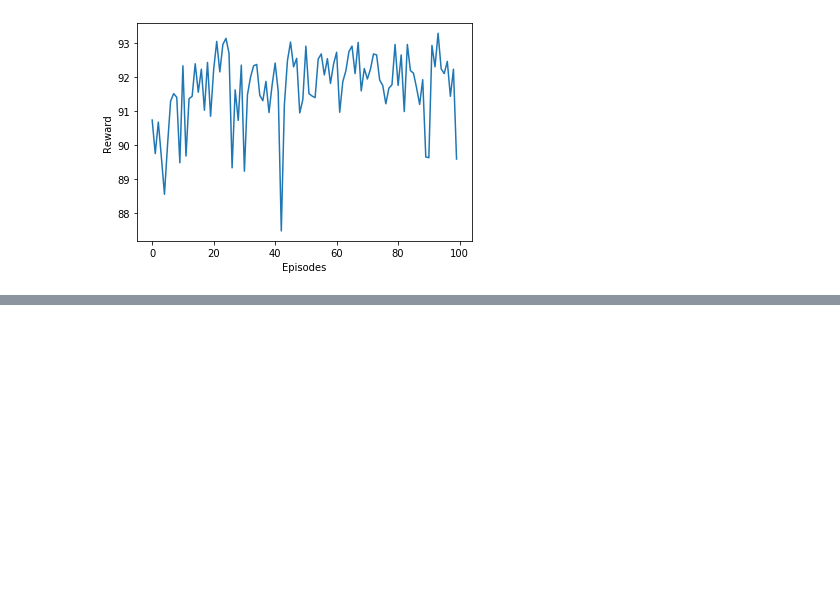
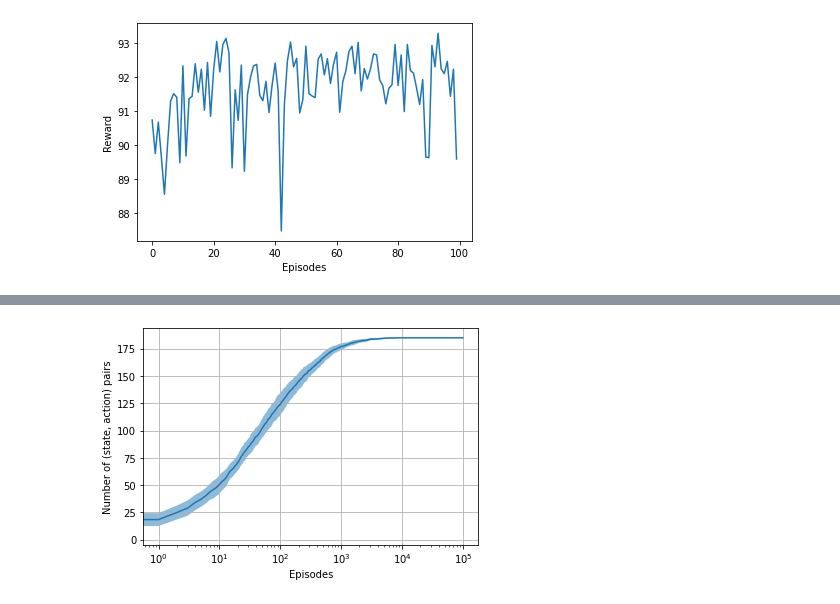
Before and after one commit to FMZennaro/CTF-RL, a Jupyter notebook: Simulation4/Simulation4.ipynb, the cells around one changed output, grey strips where cells are left out. Drawn from its saved outputs; the diff is of its cells as text; code cells hidden in the pictures; blank space fills up the shorter version.

```diff
--- a/Simulation4/Simulation4.ipynb
+++ b/Simulation4/Simulation4.ipynb
@@ -213,0 +259,14 @@ plt.savefig('simul4_plots')
+# %%
+x = np.arange(nepisodes)
+y = np.mean(Qlens,axis=0); ystd = np.std(Qlens,axis=0)
+
+plt.plot(x,y)
+plt.fill_between(x,y-ystd,y+ystd,alpha=.5)
+plt.xscale('log')
+
+plt.xlabel('Episodes')
+plt.ylabel('Number of (state, action) pairs')
+plt.grid()
+plt.savefig('simul4_qlens',dpi=300)
+# %% [output]
+[figure, added]
```
Also changed, not shown: parts of 9 cells of this notebook, 7 other files.
